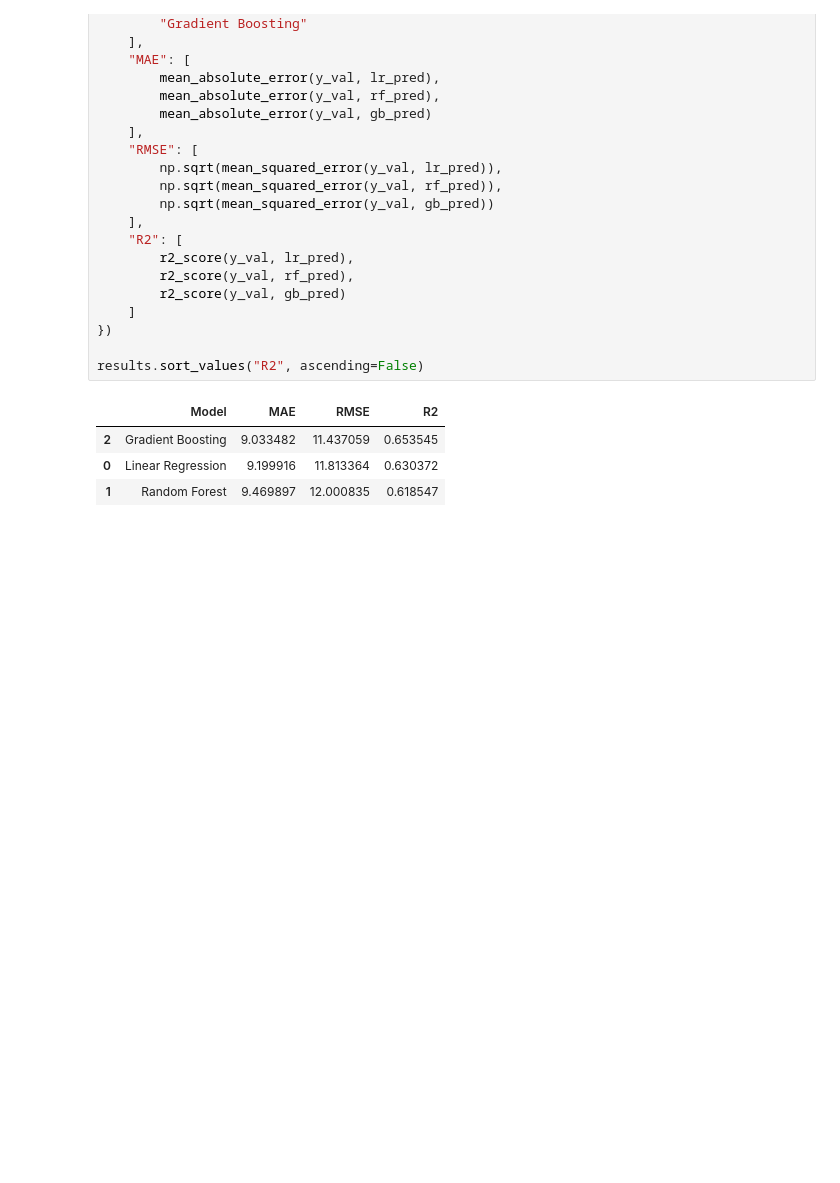
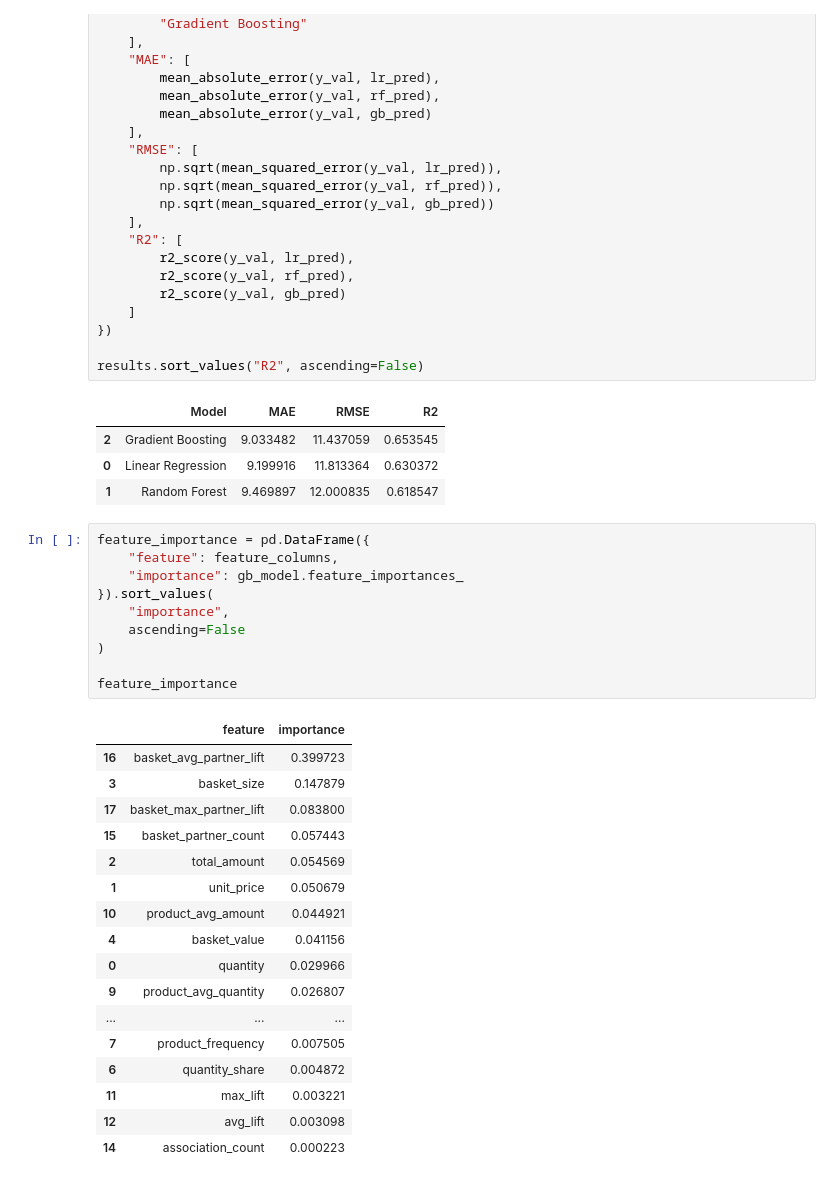
Before and after one commit to quacklj/retailmax-market-basket-optimizer, a Jupyter notebook: notebooks/02_market_basket_and_features.ipynb, the cells around one changed output. Saved outputs shown, nothing was run; the diff lists cells and outputs as text; blank space fills up the shorter version.

```diff
--- a/notebooks/02_market_basket_and_features.ipynb
+++ b/notebooks/02_market_basket_and_features.ipynb
@@ -506,3 +506,31 @@ results.sort_values("R2", ascending=False)
 | 2 | Gradient Boosting | 9.033482 | 11.437059 | 0.653545 |
 | 0 | Linear Regression | 9.199916 | 11.813364 | 0.630372 |
 | 1 | Random Forest | 9.469897 | 12.000835 | 0.618547 |
+# %%
+feature_importance = pd.DataFrame({
+    "feature": feature_columns,
+    "importance": gb_model.feature_importances_
+}).sort_values(
+    "importance",
+    ascending=False
+)
+
+feature_importance
+# %% [output]
+|  | feature | importance |
+| 16 | basket_avg_partner_lift | 0.399723 |
+| 3 | basket_size | 0.147879 |
+| 17 | basket_max_partner_lift | 0.083800 |
+| 15 | basket_partner_count | 0.057443 |
+| 2 | total_amount | 0.054569 |
+| 1 | unit_price | 0.050679 |
+| 10 | product_avg_amount | 0.044921 |
+| 4 | basket_value | 0.041156 |
+| 0 | quantity | 0.029966 |
+| 9 | product_avg_quantity | 0.026807 |
+| ... | ... | ... |
+| 7 | product_frequency | 0.007505 |
+| 6 | quantity_share | 0.004872 |
+| 11 | max_lift | 0.003221 |
+| 12 | avg_lift | 0.003098 |
+| 14 | association_count | 0.000223 |
```
Also changed, not shown: parts of 31 cells of this notebook, 3 other files.
